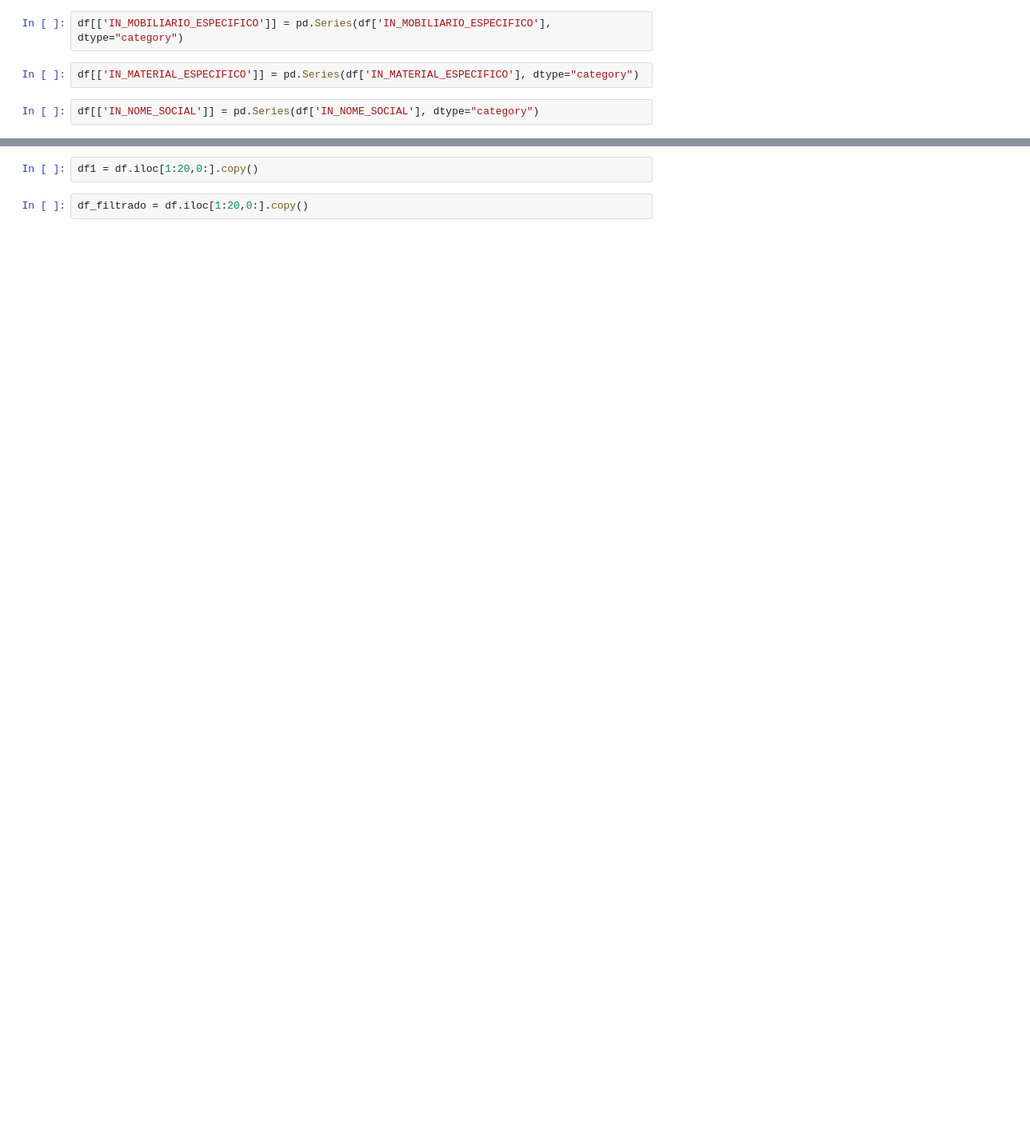
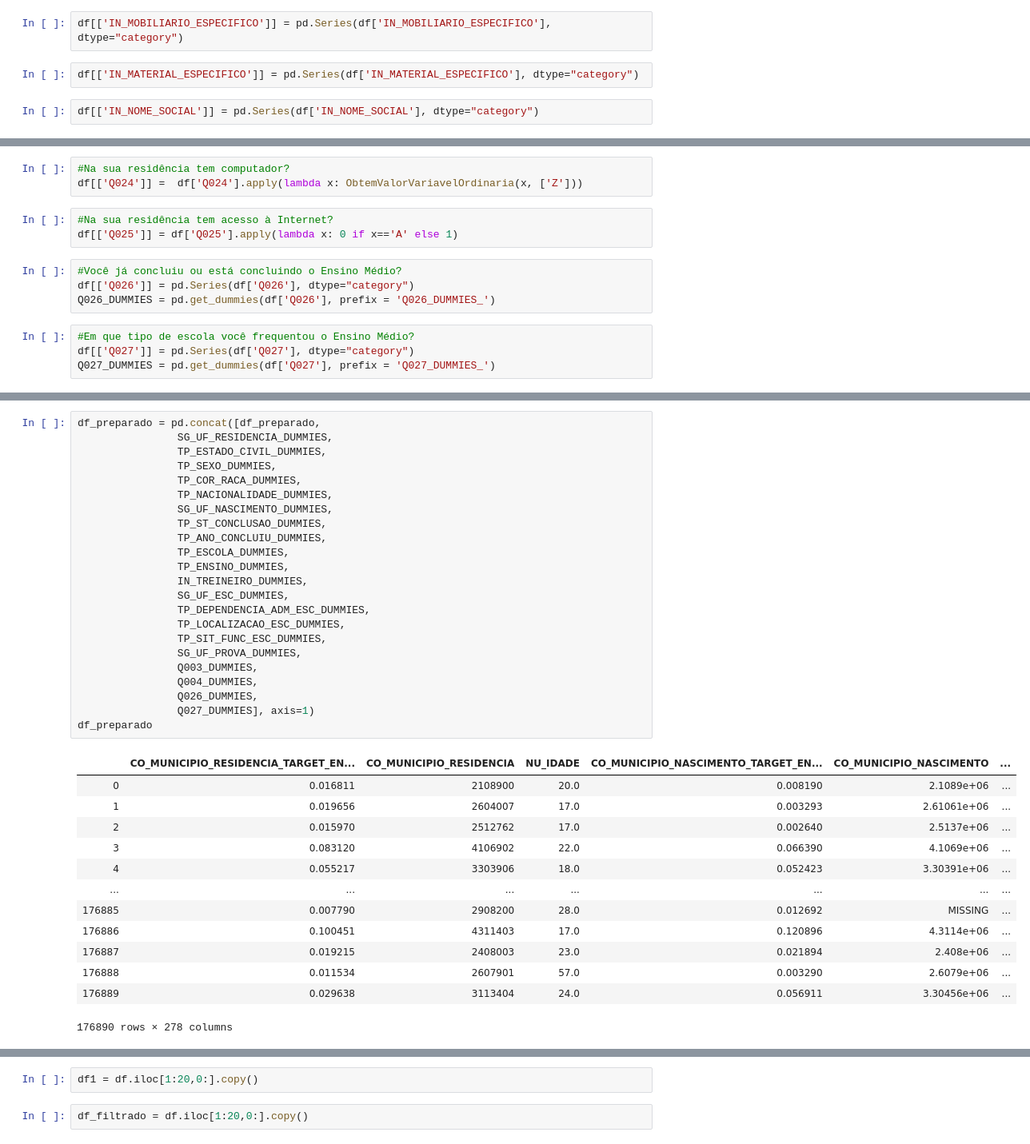
Before and after one commit to jluiz027/ProjetoMachineLearningFIA, a Jupyter notebook: Projeto_FIA/Projeto_FIA_NU_NOTA_LC.ipynb, the cells around one changed output, grey strips where cells are left out. Shown: that part at 80% size. Saved outputs shown, nothing was run; the diff lists cells and outputs as text; blank space fills up the shorter version.

```diff
--- a/Projeto_FIA/Projeto_FIA_NU_NOTA_LC.ipynb
+++ b/Projeto_FIA/Projeto_FIA_NU_NOTA_LC.ipynb
@@ -432,0 +616,14 @@ df[['CO_UF_PROVA']] = pd.Series(df['CO_UF_PROVA'], dtype="category")
+# %%
+#Na sua residência tem computador?
+df[['Q024']] =  df['Q024'].apply(lambda x: ObtemValorVariavelOrdinaria(x, ['Z']))
+# %%
+#Na sua residência tem acesso à Internet?
+df[['Q025']] = df['Q025'].apply(lambda x: 0 if x=='A' else 1)
+# %%
+#Você já concluiu ou está concluindo o Ensino Médio?
+df[['Q026']] = pd.Series(df['Q026'], dtype="category")
+Q026_DUMMIES = pd.get_dummies(df['Q026'], prefix = 'Q026_DUMMIES_')
+# %%
+#Em que tipo de escola você frequentou o Ensino Médio?
+df[['Q027']] = pd.Series(df['Q027'], dtype="category")
+Q027_DUMMIES = pd.get_dummies(df['Q027'], prefix = 'Q027_DUMMIES_')
@@ -432,0 +721,37 @@ df[['CO_UF_PROVA']] = pd.Series(df['CO_UF_PROVA'], dtype="category")
+# %%
+df_preparado = pd.concat([df_preparado,
+                SG_UF_RESIDENCIA_DUMMIES,
+                TP_ESTADO_CIVIL_DUMMIES,
+                TP_SEXO_DUMMIES,
+                TP_COR_RACA_DUMMIES,
+                TP_NACIONALIDADE_DUMMIES,
+                SG_UF_NASCIMENTO_DUMMIES,
+                TP_ST_CONCLUSAO_DUMMIES,
+                TP_ANO_CONCLUIU_DUMMIES,
+                TP_ESCOLA_DUMMIES,
+                TP_ENSINO_DUMMIES,
+                IN_TREINEIRO_DUMMIES,
+                SG_UF_ESC_DUMMIES,
+                TP_DEPENDENCIA_ADM_ESC_DUMMIES,
+                TP_LOCALIZACAO_ESC_DUMMIES,
+                TP_SIT_FUNC_ESC_DUMMIES,
+                SG_UF_PROVA_DUMMIES,
+                Q003_DUMMIES,
+                Q004_DUMMIES,
+                Q026_DUMMIES,
+                Q027_DUMMIES], axis=1)
+df_preparado
+# %% [output]
+|  | CO_MUNICIPIO_RESIDENCIA_TARGET_EN... | CO_MUNICIPIO_RESIDENCIA | NU_IDADE | CO_MUNICIPIO_NASCIMENTO_TARGET_EN... | CO_MUNICIPIO_NASCIMENTO | ... |
+| 0 | 0.016811 | 2108900 | 20.0 | 0.008190 | 2.1089e+06 | ... |
+| 1 | 0.019656 | 2604007 | 17.0 | 0.003293 | 2.61061e+06 | ... |
+| 2 | 0.015970 | 2512762 | 17.0 | 0.002640 | 2.5137e+06 | ... |
+| 3 | 0.083120 | 4106902 | 22.0 | 0.066390 | 4.1069e+06 | ... |
+| 4 | 0.055217 | 3303906 | 18.0 | 0.052423 | 3.30391e+06 | ... |
+| ... | ... | ... | ... | ... | ... | ... |
+| 176885 | 0.007790 | 2908200 | 28.0 | 0.012692 | MISSING | ... |
+| 176886 | 0.100451 | 4311403 | 17.0 | 0.120896 | 4.3114e+06 | ... |
+| 176887 | 0.019215 | 2408003 | 23.0 | 0.021894 | 2.408e+06 | ... |
+| 176888 | 0.011534 | 2607901 | 57.0 | 0.003290 | 2.6079e+06 | ... |
+| 176889 | 0.029638 | 3113404 | 24.0 | 0.056911 | 3.30456e+06 | ... |
+176890 rows × 278 columns
```
Also changed, not shown: parts of 166 cells of this notebook, 2 other files.
